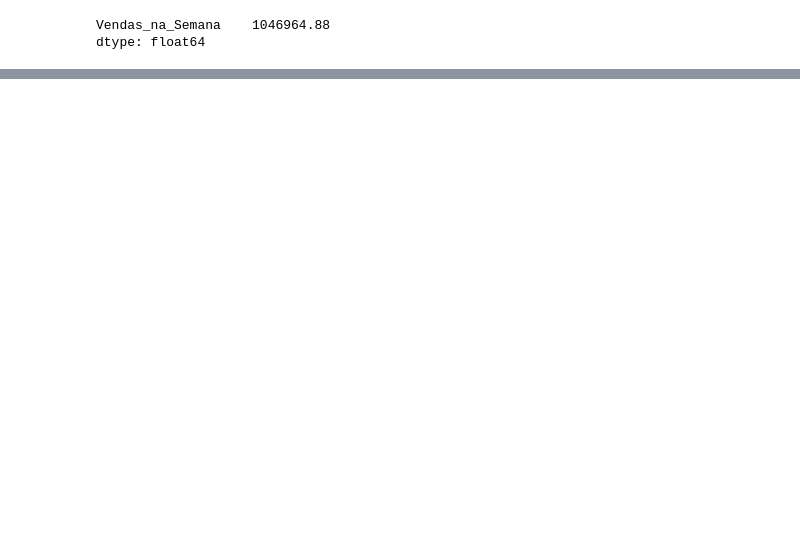
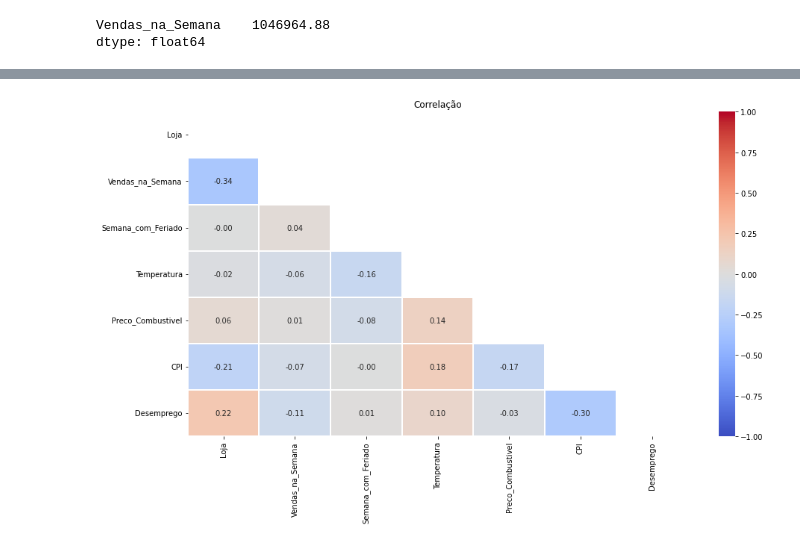
Before and after one commit to Rafaelfyh/MiniProjetoDNC, a Jupyter notebook: MiniProjeto_DBC_Slot4.ipynb, the cells around one changed output, grey strips where cells are left out. Cells and saved outputs as stored; diff of their text form; code cells hidden in the pictures; blank space fills up the shorter version.

```diff
--- a/MiniProjeto_DBC_Slot4.ipynb
+++ b/MiniProjeto_DBC_Slot4.ipynb
@@ -202,0 +374,4 @@ Name: Vendas_na_Semana, dtype: float64
+# %%
+# Correção e máscara da correlação
+correlacao = df.corr()
+mask = np.triu(df.corr())
@@ -202,0 +384,7 @@ Name: Vendas_na_Semana, dtype: float64
+# %%
+plt.figure(figsize = (15,8))
+plt.title('Correlação')
+plot = sn.heatmap(correlacao, annot = True, vmin = -1, vmax = 1, cmap = 'coolwarm', fmt='.2f', linewidths=1.0, mask = mask)
+plt.show()
+# %% [output]
+[figure, added]
```
Also changed, not shown: parts of 82 cells of this notebook.
